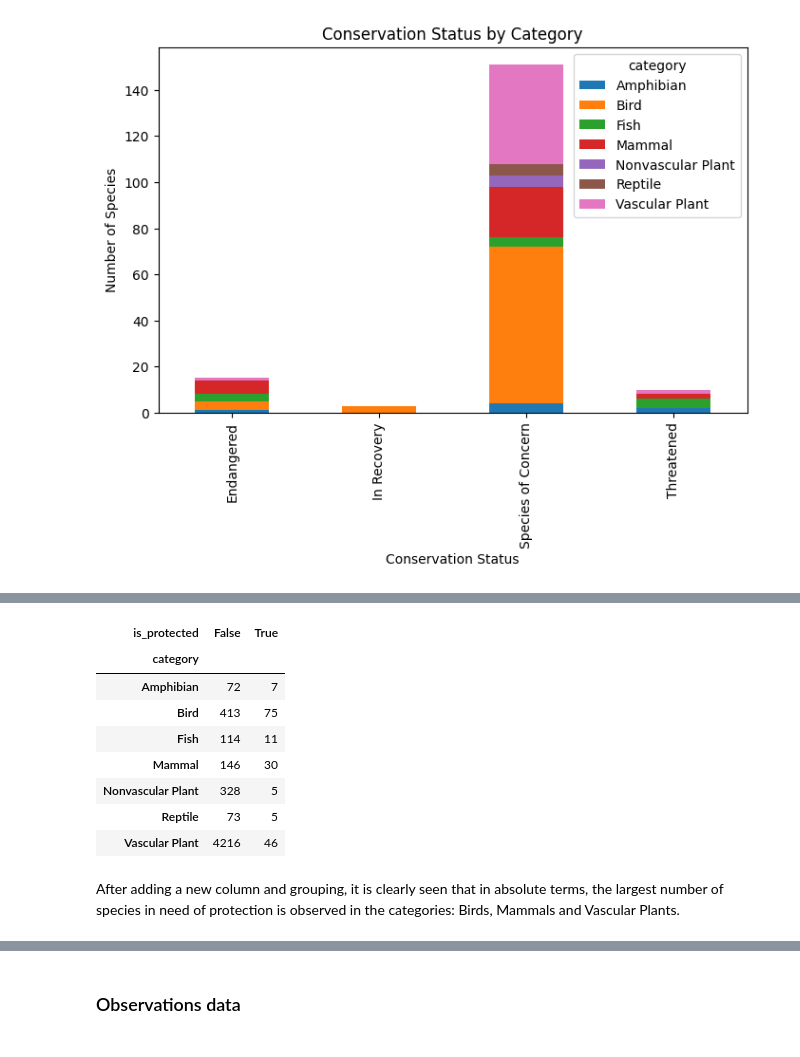
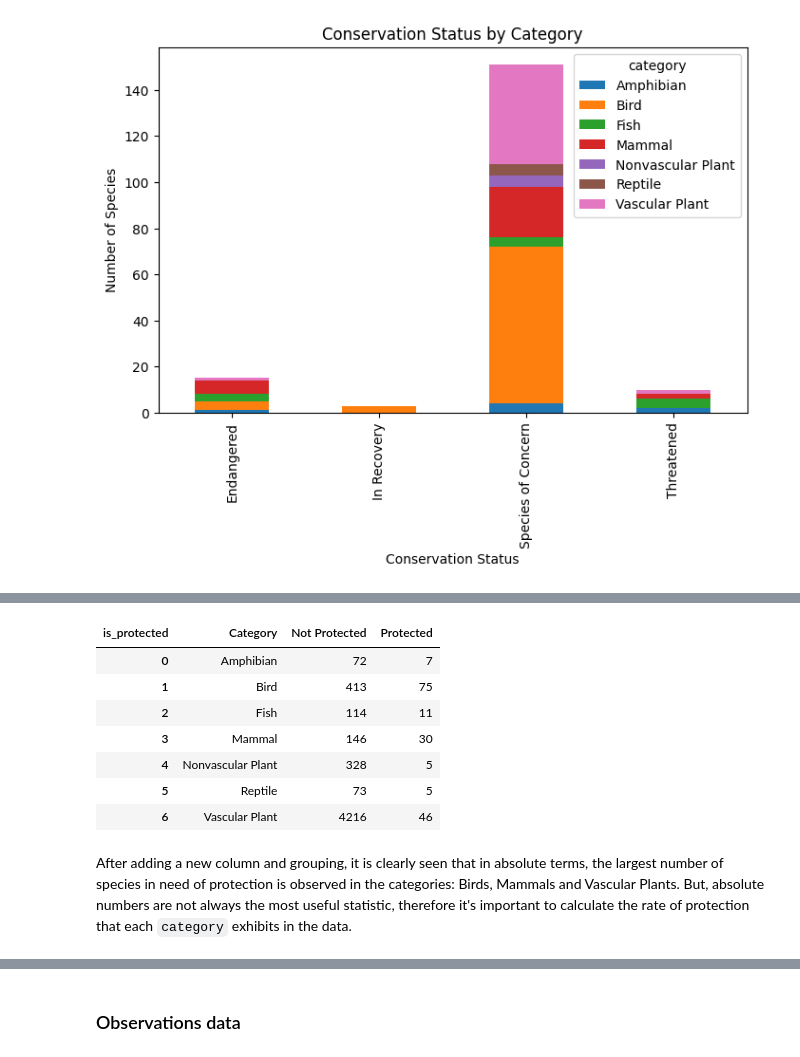
Before and after one commit to 7086600/biodiversity_project, a Jupyter notebook: biodiversity.ipynb, the cells around one changed output, grey strips where cells are left out. Cells and saved outputs as stored; diff of their text form; code cells hidden in the pictures.

Commit message:
add rate of protection and analyze in relative terms

```diff
--- a/biodiversity.ipynb
+++ b/biodiversity.ipynb
@@ -338,15 +356,16 @@ species_clean.tail()
 # %%
 # group by category and is_protected
-species_clean.groupby(['category', 'is_protected']).size().unstack().reset_index().set_index('category')
+cat_in_protection = species_clean.groupby(['category', 'is_protected']).size().unstack().reset_index()
+cat_in_protection.rename(columns={'category': 'Category', True: 'Protected', False: 'Not Protected'}, inplace=True)
+cat_in_protection
 # %% [output]
-| is_protected | False | True |
-| category |  |  |
-| Amphibian | 72 | 7 |
-| Bird | 413 | 75 |
-| Fish | 114 | 11 |
-| Mammal | 146 | 30 |
-| Nonvascular Plant | 328 | 5 |
-| Reptile | 73 | 5 |
-| Vascular Plant | 4216 | 46 |
+| is_protected | Category | Not Protected | Protected |
+| 0 | Amphibian | 72 | 7 |
+| 1 | Bird | 413 | 75 |
+| 2 | Fish | 114 | 11 |
+| 3 | Mammal | 146 | 30 |
+| 4 | Nonvascular Plant | 328 | 5 |
+| 5 | Reptile | 73 | 5 |
+| 6 | Vascular Plant | 4216 | 46 |
 # %% [markdown]
-After adding a new column and grouping, it is clearly seen that in absolute terms, the largest number of species in need of protection is observed in the categories: Birds, Mammals and Vascular Plants.
+After adding a new column and grouping, it is clearly seen that in absolute terms, the largest number of species in need of protection is observed in the categories: Birds, Mammals and Vascular Plants. But, absolute numbers are not always the most useful statistic, therefore it's important to calculate the rate of protection that each `category` exhibits in the data.
```
Also changed, not shown: parts of 11 cells of this notebook.
